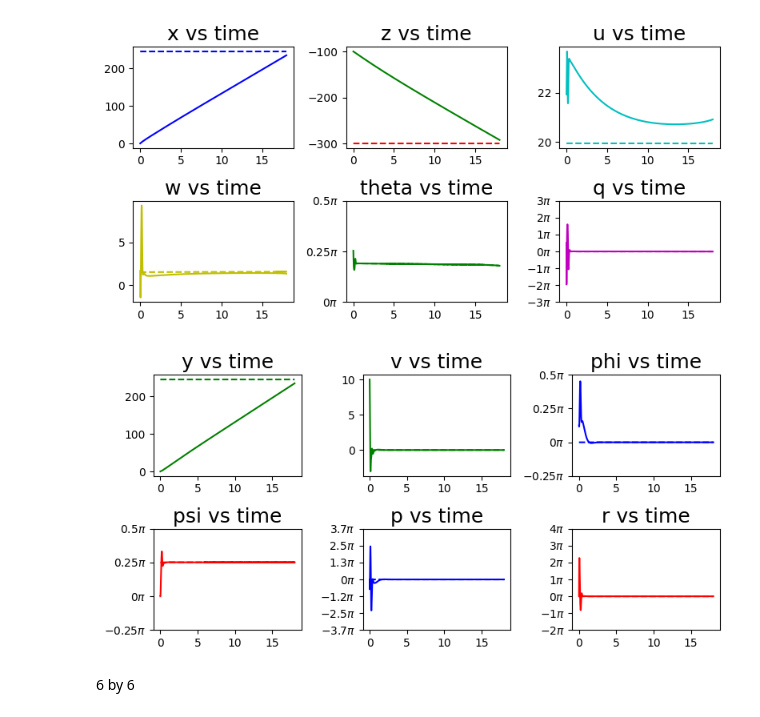
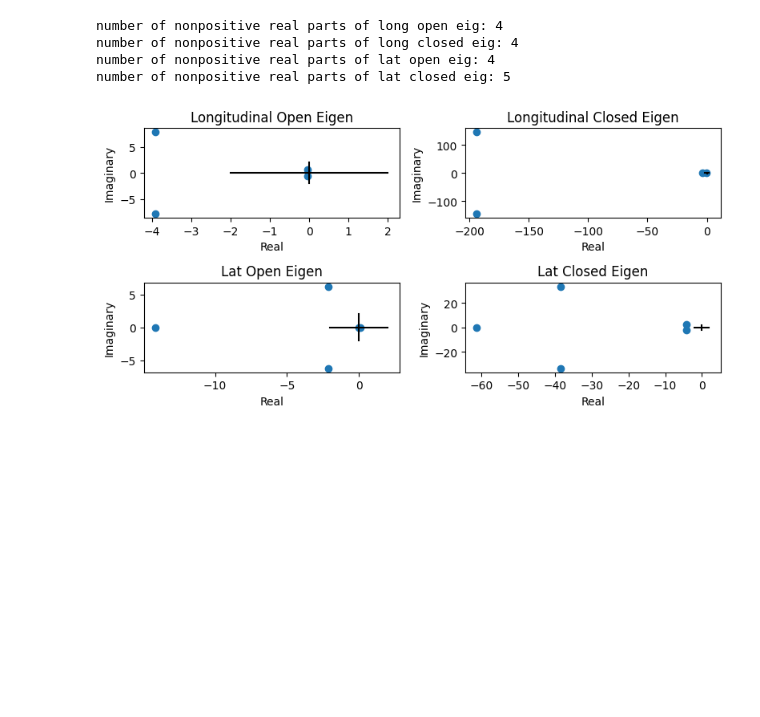
Before and after one commit to joek5555/ROB_599_example_code, a Jupyter notebook: airplane/airplane_3D_LQR.ipynb, the cells around one changed output. Drawn from its saved outputs; the diff is of its cells as text; code cells hidden in the pictures; blank space fills up the shorter version.

```diff
--- a/airplane/airplane_3D_LQR.ipynb
+++ b/airplane/airplane_3D_LQR.ipynb
@@ -761,0 +11,65 @@ sol_closed, state_des, t_list_des = simulate_airplane(state_init.squeeze(), stat
+# %%
+thrust_init=5.949
+elevator_init=-0.2696
+aileron_init=0.0
+rudder_init=0
+
+x_init = 0
+y_init = 0
+z_init = -100
+phi_init = 0
+theta_init = 0.1023
+psi_init = 0
+u_init = 19.895
+v_init = 0
+w_init = 2.043
+p_init = 0
+q_init = 0
+r_init = 0
+
+# helix
+# way1 = np.array([50*2 ,-14*2,  -100])
+# way2 = np.array([86*2,-50*2,  -120])
+# way3 = np.array([100*2,-100*2,  -140])
+# way4 = np.array([86*2,-150*2,  -160])
+# way5 = np.array([50*2,-186*2,  -180])
+# way6 = np.array([0*2, -200*2,  -200])
+# way7 = np.array([-50*2, -186*2,  -220])
+# way8 = np.array([-86*2, -150*2, -240])
+# way9 = np.array([-100*2, -100*2, -260])
+# way10 = np.array([-86*2, -50*2, -280])
+# way11 = np.array([-50*2, -14*2, -300])
+# way12 = np.array([-0, -0, -320])
+# waypoints = [way1, way2, way3, way4, way5, way6, way7, way8, way9, way10, way11, way12]
+
+# wave
+way1 = np.array([100, 100, -100])
+way2 = np.array([175, 150, -120])
+way3 = np.array([250, 150, -140])
+way4 = np.array([325, 100, -110])
+way5 = np.array([400, 50, -90])
+way6 = np.array([475, 50, -120])
+way7 = np.array([550, 100, -150])
+
+waypoints = [way1, way2, way3, way4, way5, way6, way7]
+
+
+input_init = np.array([[thrust_init], [elevator_init],[aileron_init],[rudder_init]])
+state_init = np.array([[x_init], [y_init], [z_init],
+                       [u_init], [v_init], [w_init],
+                       [phi_init], [theta_init], [psi_init],
+                       [p_init], [q_init], [r_init]])
+
+
+
+from airplane_3D_EOM import simulate_airplane
+duration = 50.0
+dt = 0.01
+sol_closed, state_des_list, inputs_list, t_list, x_wind_list, y_wind_list, z_wind_list = simulate_airplane(state_init.squeeze(), waypoints, input_init.squeeze(),\
+                                                 duration, dt, controller="LQR")
+# %% [output]
+number of nonpositive real parts of long open eig: 4
+number of nonpositive real parts of long closed eig: 4
+number of nonpositive real parts of lat open eig: 4
+number of nonpositive real parts of lat closed eig: 5
+[figure, added]
@@ -762,12 +79,2 @@ sol_closed, state_des, t_list_des = simulate_airplane(state_init.squeeze(), stat
 # %%
 np.save("sol_closed.npy", sol_closed.y)
-# %%
-from airplane_plot import plot_airplane_data ,plot_airplane_long, plot_airplane_lat
-
-plot_airplane_long(sol_closed, state_des, t_list_des)
-plot_airplane_lat(sol_closed, state_des, t_list_des)
-# %% [output]
-[figure, removed]
-[figure, removed]
-# %% [markdown]
-6 by 6
```
Also changed, not shown: parts of 31 cells of this notebook, 6 other files.
